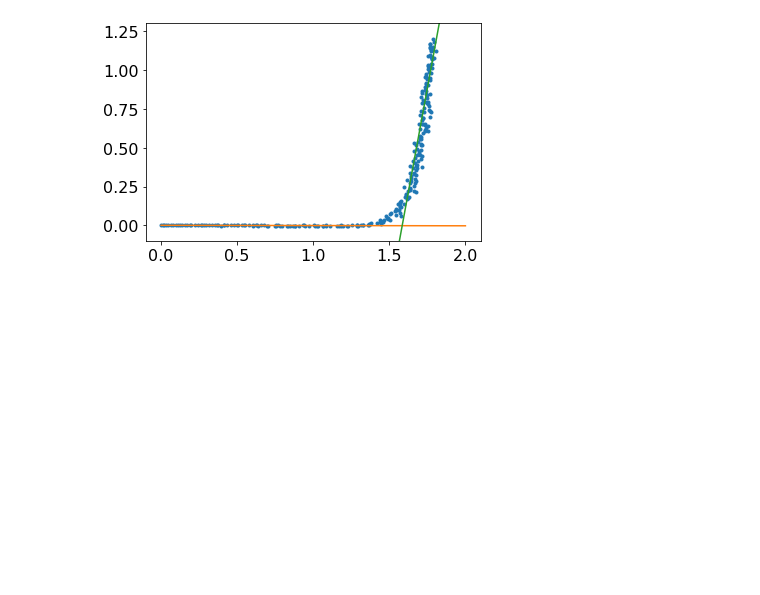
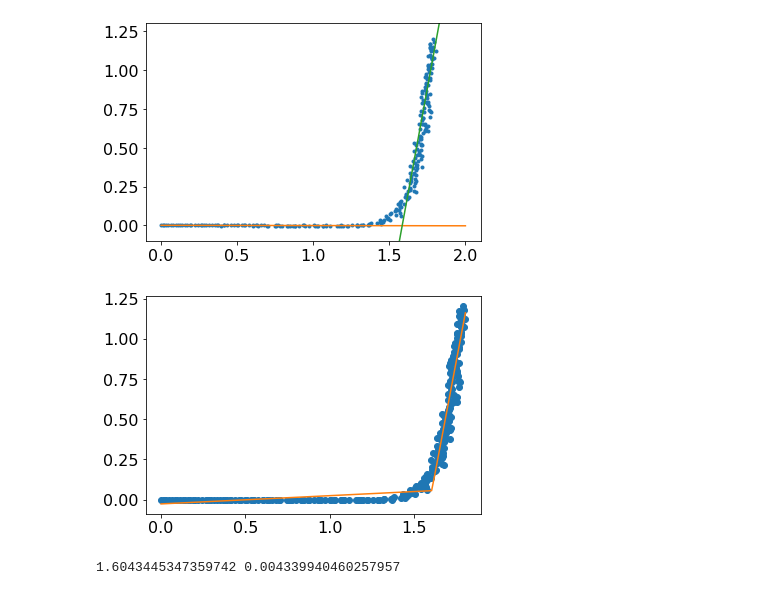
Before and after one commit to jblipper/339-lab3, a Jupyter notebook: extract_turn_on_voltage.ipynb, the cells around one changed output. Cells and saved outputs as stored; diff of their text form; code cells hidden in the pictures; blank space fills up the shorter version.

```diff
--- a/extract_turn_on_voltage.ipynb
+++ b/extract_turn_on_voltage.ipynb
@@ -168,7 +168,7 @@ Name: yellow, dtype: float64
 # %% [markdown]
 # Method 2: piecewise linear
 # %%
-f = "./data/yellow/yellow1.csv"
+f = "./data/yellow/yellow.csv"
 
 data = np.genfromtxt(f, delimiter=",") # 1st column is V, second is I
 plt.ylabel("I")
@@ -198,3 +198,22 @@ plt.ylim(-0.1, max(data[:,1]+0.1))
 [figure]
 # %%
 # Optimizing the breakpoint of the piecewise linear
+# https://stackoverflow.com/questions/29382903/how-to-apply-piecewise-linear-fit-in-python
+
+def piecewise_linear(x, x0, y0, k1, k2):
+    return np.piecewise(x, [x < x0], [lambda x:k1*x + y0-k1*x0, lambda x:k2*x + y0-k2*x0])
+
+x = data[:,0]
+y = data[:,1]
+popt, pcov = curve_fit(piecewise_linear, x, y)
+perr = np.sqrt(np.diag(pcov))
+
+# plotting
+xd = np.linspace(0, max(data[:,0]), 100)
+plt.plot(x, y, "o")
+plt.plot(xd, piecewise_linear(xd, *popt))
+plt.show()
+print(popt[0], perr[0])
+# %% [output]
+[figure, added]
+1.6043445347359742 0.004339940460257957
```
Also changed, not shown: parts of 8 cells of this notebook, 20 other files.
